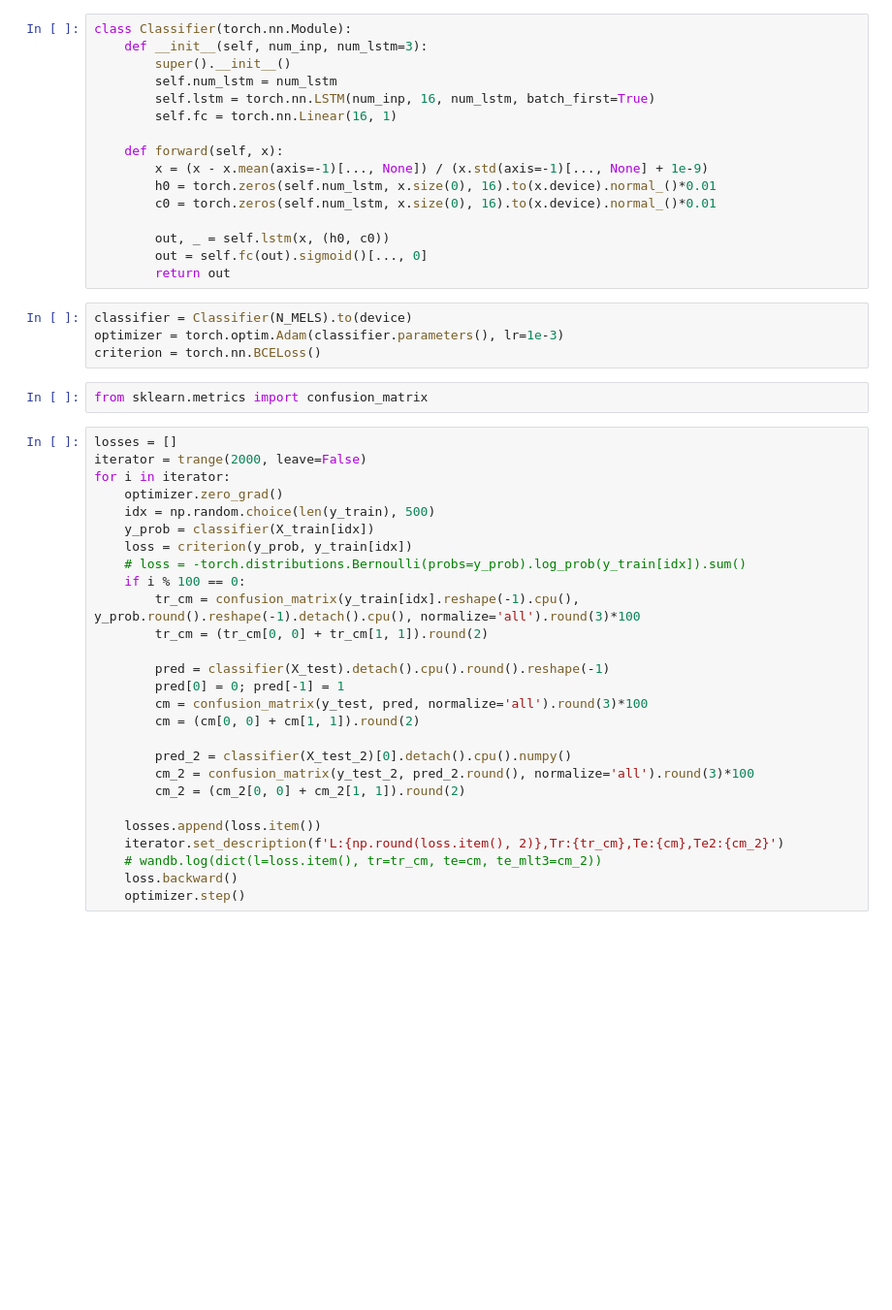
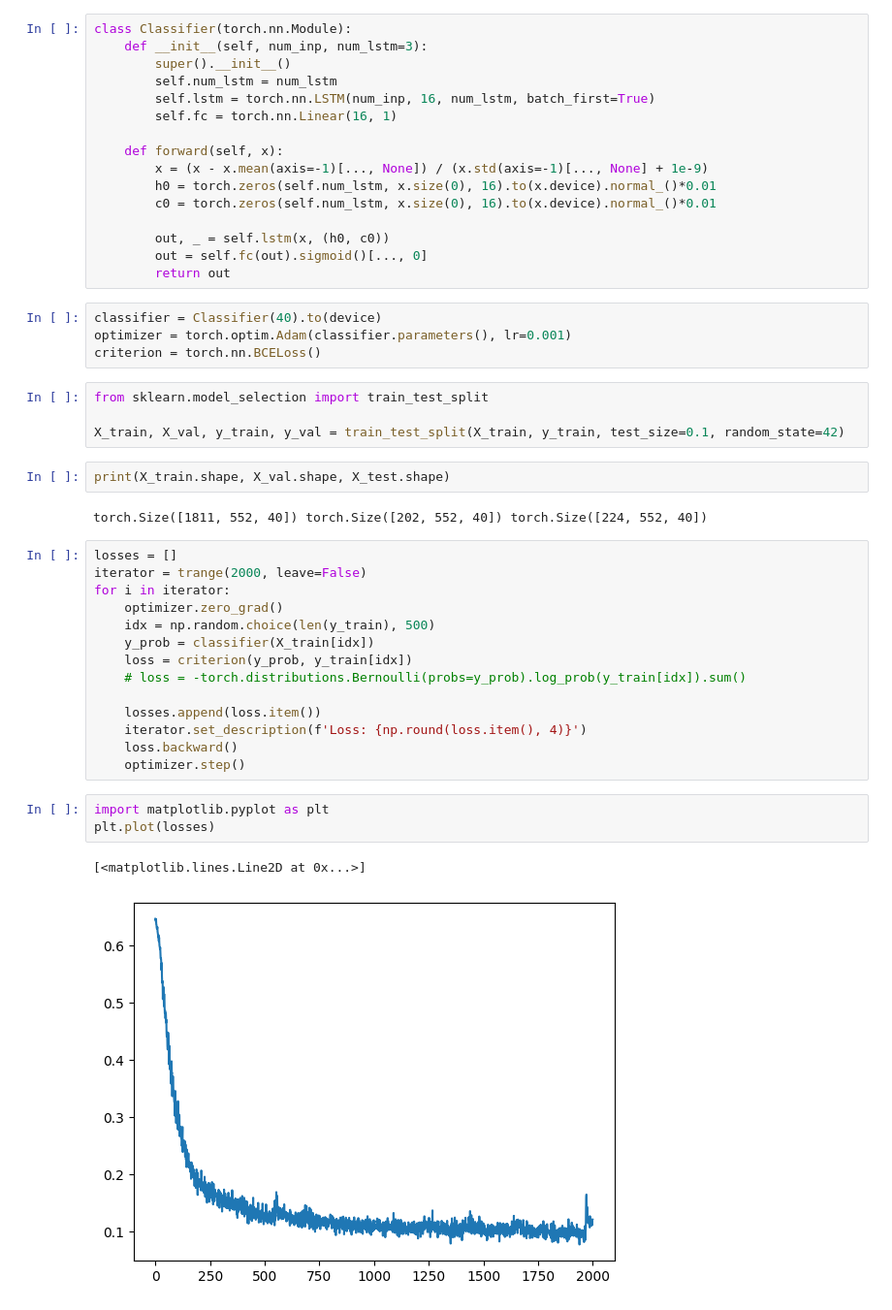
Before and after one commit to rkdan/cmci, a Jupyter notebook: testing.ipynb, the cells around one changed output. Shown: that part at 97% size. Drawn from its saved outputs; the diff is of its cells as text; blank space fills up the shorter version.

```diff
--- a/testing.ipynb
+++ b/testing.ipynb
@@ -167,11 +64,17 @@ class Classifier(torch.nn.Module):
         out = self.fc(out).sigmoid()[..., 0]
         return out
 # %%
-classifier = Classifier(N_MELS).to(device)
-optimizer = torch.optim.Adam(classifier.parameters(), lr=1e-3)
+classifier = Classifier(40).to(device)
+optimizer = torch.optim.Adam(classifier.parameters(), lr=0.001)
 criterion = torch.nn.BCELoss()
-# %%
-from sklearn.metrics import confusion_matrix
+# %%
+from sklearn.model_selection import train_test_split
+
+X_train, X_val, y_train, y_val = train_test_split(X_train, y_train, test_size=0.1, random_state=42)
+# %%
+print(X_train.shape, X_val.shape, X_test.shape)
+# %% [output]
+torch.Size([1811, 552, 40]) torch.Size([202, 552, 40]) torch.Size([224, 552, 40])
 # %%
 losses = []
 iterator = trange(2000, leave=False)
@@ -181,21 +84,14 @@ for i in iterator:
     y_prob = classifier(X_train[idx])
     loss = criterion(y_prob, y_train[idx])
     # loss = -torch.distributions.Bernoulli(probs=y_prob).log_prob(y_train[idx]).sum()
-    if i % 100 == 0:
-        tr_cm = confusion_matrix(y_train[idx].reshape(-1).cpu(), y_prob.round().reshape(-1).detach().cpu(), normalize='all').round(3)*100
-        tr_cm = (tr_cm[0, 0] + tr_cm[1, 1]).round(2)
-
-        pred = classifier(X_test).detach().cpu().round().reshape(-1)
-        pred[0] = 0; pred[-1] = 1
-        cm = confusion_matrix(y_test, pred, normalize='all').round(3)*100
-        cm = (cm[0, 0] + cm[1, 1]).round(2)
-
-        pred_2 = classifier(X_test_2)[0].detach().cpu().numpy()
-        cm_2 = confusion_matrix(y_test_2, pred_2.round(), normalize='all').round(3)*100
-        cm_2 = (cm_2[0, 0] + cm_2[1, 1]).round(2)
 
     losses.append(loss.item())
-    iterator.set_description(f'L:{np.round(loss.item(), 2)},Tr:{tr_cm},Te:{cm},Te2:{cm_2}')
-    # wandb.log(dict(l=loss.item(), tr=tr_cm, te=cm, te_mlt3=cm_2))
+    iterator.set_description(f'Loss: {np.round(loss.item(), 4)}')
     loss.backward()
     optimizer.step()
+# %%
+import matplotlib.pyplot as plt
+plt.plot(losses)
+# %% [output]
+[<matplotlib.lines.Line2D at 0x...>]
+[figure, added]
```
Also changed, not shown: parts of 31 cells of this notebook, 2 other files.
